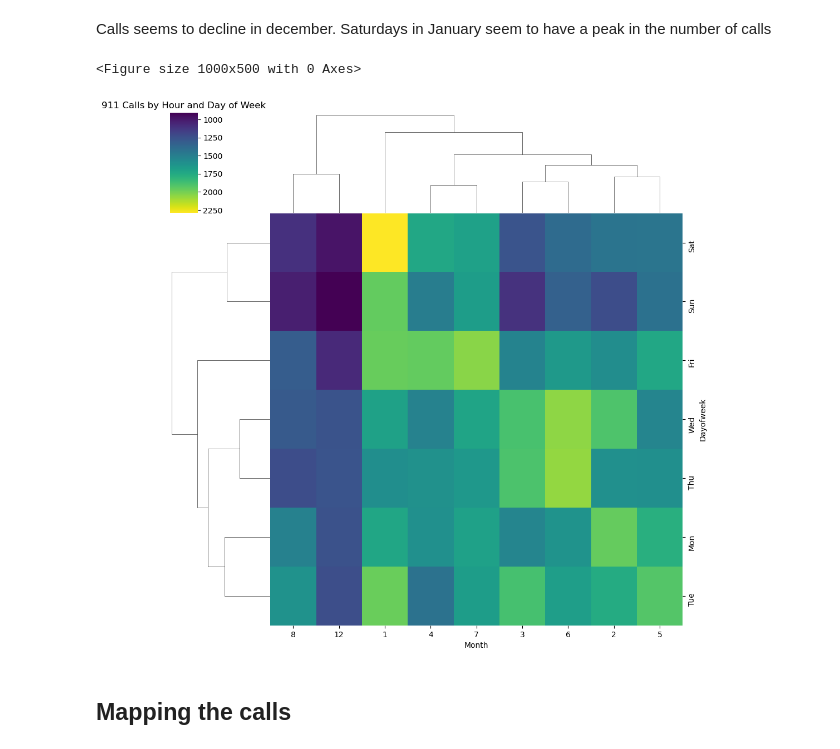
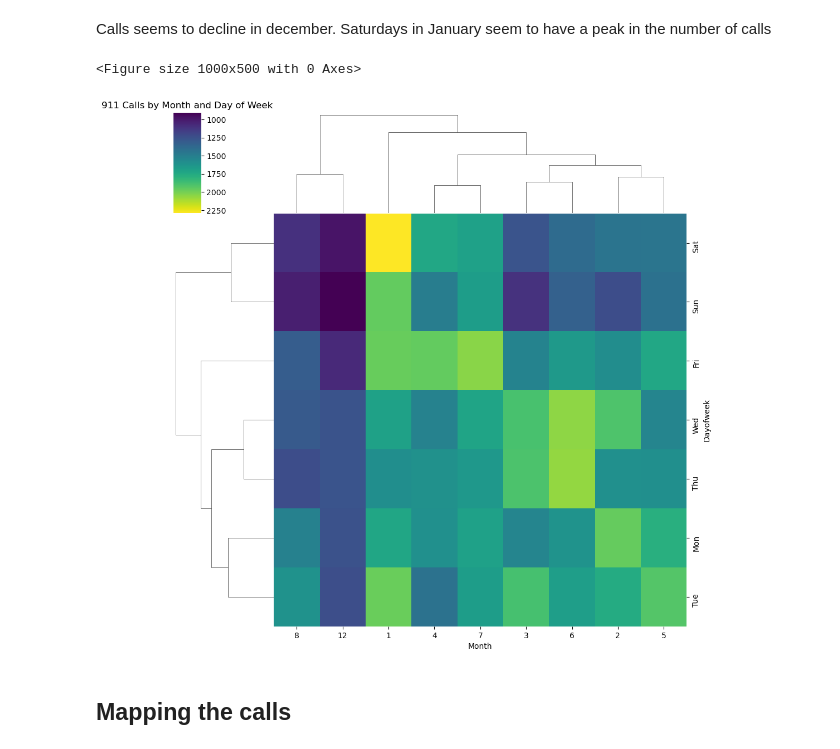
Before and after one commit to AlejandroFuentePinero/python-eda-mini-projects, a Jupyter notebook: 01_911_calls_analysis/01_911_EDA_project.ipynb, the cells around one changed output. Saved outputs shown, nothing was run; the diff lists cells and outputs as text; code cells hidden in the pictures.

```diff
--- a/01_911_calls_analysis/01_911_EDA_project.ipynb
+++ b/01_911_calls_analysis/01_911_EDA_project.ipynb
@@ -396,12 +396,12 @@ Calls seems to decline in december. Saturdays in January seem to have a peak in
 # %%
 plt.figure(figsize=(10,5))
 sns.clustermap(heat_df_month,cmap='viridis')
 plt.gca().invert_yaxis()
-plt.title('911 Calls by Hour and Day of Week')
+plt.title('911 Calls by Month and Day of Week')
 plt.show()
 # %% [output]
 <Figure size 1000x500 with 0 Axes>
-[figure, old version]
+[figure, new version]
 # %% [markdown]
 ## Mapping the calls
 # %%
```
